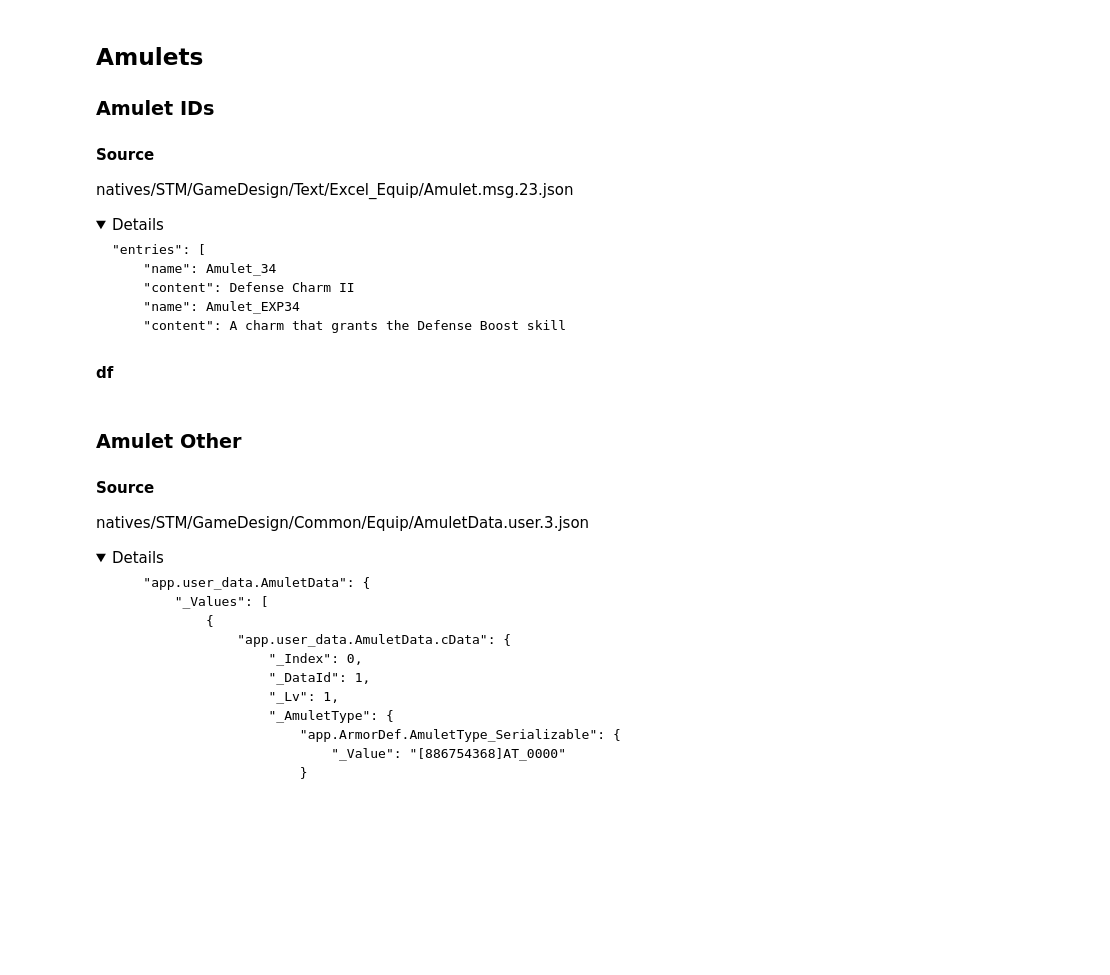
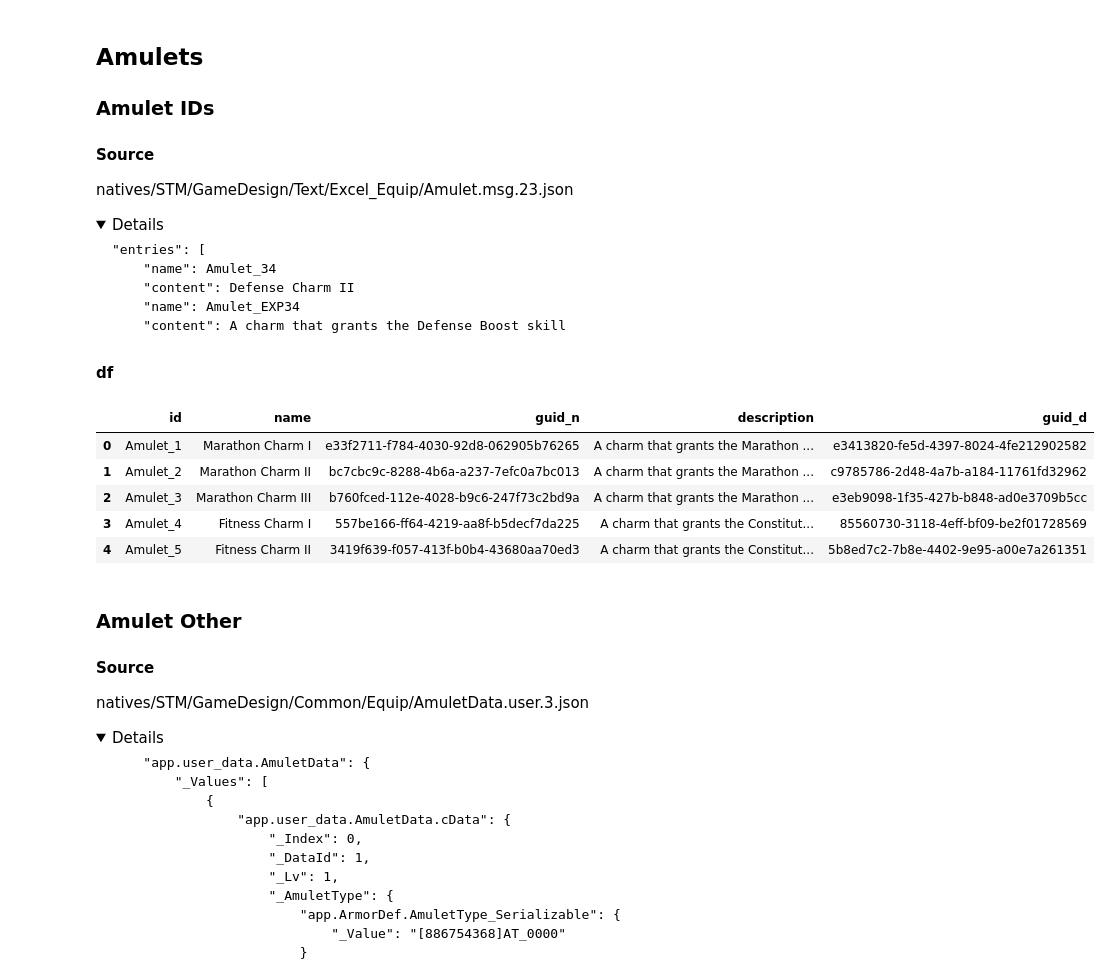
Before and after one commit to NoswalDev/MHRice_Wrangler, a Jupyter notebook: MHWilds_Wrangle.ipynb, the cells around one changed output. Drawn from its saved outputs; the diff is of its cells as text; code cells hidden in the pictures; folded sections open; blank space fills up the shorter version.

```diff
--- a/MHWilds_Wrangle.ipynb
+++ b/MHWilds_Wrangle.ipynb
@@ -1072,31 +1154,38 @@ natives/STM/GameDesign/Text/Excel_Equip/Amulet.msg.23.json
 # %%
 url = 'https://raw.githubusercontent.com/dtlnor/MHWs-in-json/refs/heads/main/natives/STM/GameDesign/Text/Excel_Equip/Amulet.msg.23.json'
 
 with urllib.request.urlopen(url) as page:
     raw = json.load(page)
 sect = raw.get('entries')
 df = pd.json_normalize(sect)
 
 # pull english names
 df['content'] = df['content'].str[1]
 
 #separate names and descriptions
 df_1 = df[~df['name'].str.contains('EXP')].copy()
 df_2 = df[df['name'].str.contains('EXP')].copy()
 
 #normalize naming
 df_2['name'] = df_2['name'].str.replace('EXP','')
-df_2.rename(columns={'name':'id','content':'description'}, inplace=True)
-df_1.rename(columns={'name':'id','content':'name'}, inplace=True)
+df_2.rename(columns={'name':'id','content':'description','guid':'guid_d'}, inplace=True)
+df_1.rename(columns={'name':'id','content':'name','guid':'guid_n'}, inplace=True)
 
 #adjust descriptions
 df_2['description'] = df_2['description'].str.replace(r'[\r\n]+', ' ', regex=True)
 
 #merge into final
-df_amulet_names = pd.merge(df_1[['id','name']], df_2[['id','description']], on='id', how='left')
-df_amulet_names.reset_index(drop=True, inplace=True)
+df_amulet_ids = pd.merge(df_1[['id','name','guid_n']], df_2[['id','description','guid_d']], on='id', how='left')
+df_amulet_ids.reset_index(drop=True, inplace=True)
 
-df_amulet_names.head()
+df_amulet_ids.head()
+# %% [output]
+|  | id | name | guid_n | description | guid_d |
+| 0 | Amulet_1 | Marathon Charm I | e33f2711-f784-4030-92d8-062905b76265 | A charm that grants the Marathon ... | e3413820-fe5d-4397-8024-4fe212902582 |
+| 1 | Amulet_2 | Marathon Charm II | bc7cbc9c-8288-4b6a-a237-7efc0a7bc013 | A charm that grants the Marathon ... | c9785786-2d48-4a7b-a184-11761fd32962 |
+| 2 | Amulet_3 | Marathon Charm III | b760fced-112e-4028-b9c6-247f73c2bd9a | A charm that grants the Marathon ... | e3eb9098-1f35-427b-b848-ad0e3709b5cc |
+| 3 | Amulet_4 | Fitness Charm I | 557be166-ff64-4219-aa8f-b5decf7da225 | A charm that grants the Constitut... | 85560730-3118-4eff-bf09-be2f01728569 |
+| 4 | Amulet_5 | Fitness Charm II | 3419f639-f057-413f-b0b4-43680aa70ed3 | A charm that grants the Constitut... | 5b8ed7c2-7b8e-4402-9e95-a00e7a261351 |
 # %% [markdown]
 ### Amulet Other
 #### Source
```
Also changed, not shown: parts of 28 cells of this notebook.
